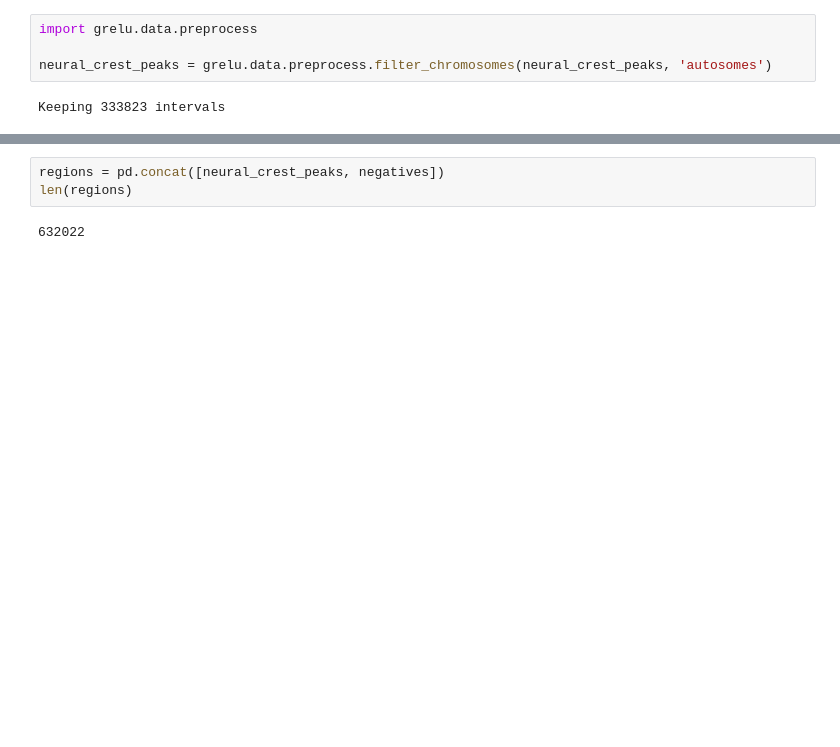
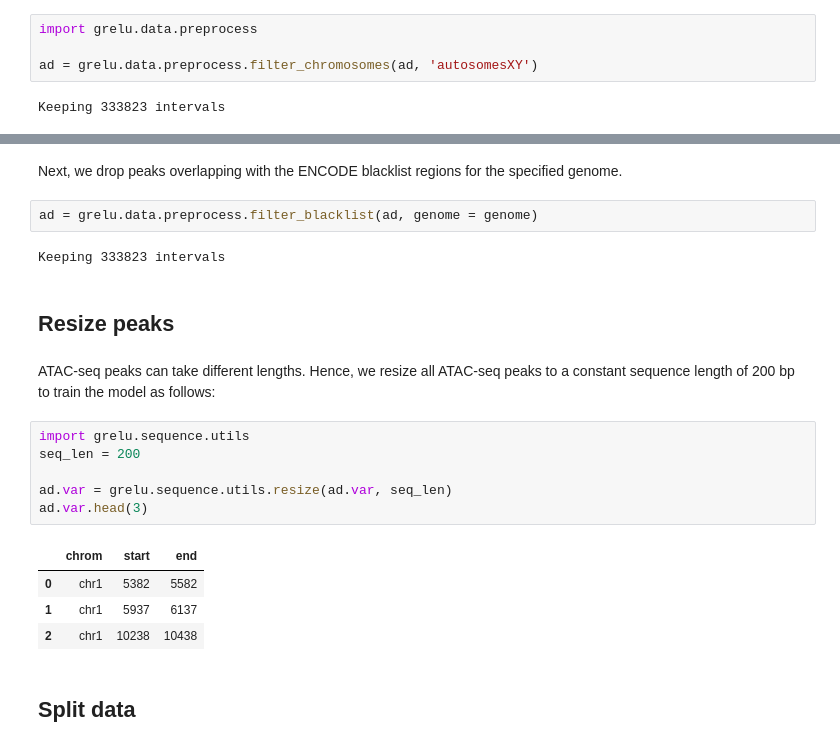
Before and after one commit to victornemenike/neural-crest-deep-learning, a Jupyter notebook: notebooks/single_task_model.ipynb, the cells around one changed output, grey strips where cells are left out. Drawn from its saved outputs; the diff is of its cells as text; blank space fills up the shorter version.

```diff
--- a/notebooks/single_task_model.ipynb
+++ b/notebooks/single_task_model.ipynb
@@ -99,6 +80,6 @@ genome = "hg38"  #--> Can we really use human microglia for our Zebra dataset?
 # %%
 import grelu.data.preprocess
 
-neural_crest_peaks = grelu.data.preprocess.filter_chromosomes(neural_crest_peaks, 'autosomes')
+ad = grelu.data.preprocess.filter_chromosomes(ad, 'autosomesXY')
 # %% [output]
 Keeping 333823 intervals
@@ -147,5 +86,23 @@ grelu.visualize.plot_gc_match(
-# %%
-regions = pd.concat([neural_crest_peaks, negatives])
-len(regions)
-# %% [output]
-632022
+# %% [markdown]
+Next, we drop peaks overlapping with the ENCODE blacklist regions for the specified genome.
+# %%
+ad = grelu.data.preprocess.filter_blacklist(ad, genome = genome)
+# %% [output]
+Keeping 333823 intervals
+# %% [markdown]
+## Resize peaks
+# %% [markdown]
+ATAC-seq peaks can take different lengths. Hence, we resize all ATAC-seq peaks to a constant sequence length of 200 bp to train the model as follows:
+# %%
+import grelu.sequence.utils
+seq_len = 200
+
+ad.var = grelu.sequence.utils.resize(ad.var, seq_len)
+ad.var.head(3)
+# %% [output]
+|  | chrom | start | end |
+| 0 | chr1 | 5382 | 5582 |
+| 1 | chr1 | 5937 | 6137 |
+| 2 | chr1 | 10238 | 10438 |
+# %% [markdown]
+## Split data
```
Also changed, not shown: parts of 43 cells of this notebook, 1 other file.
